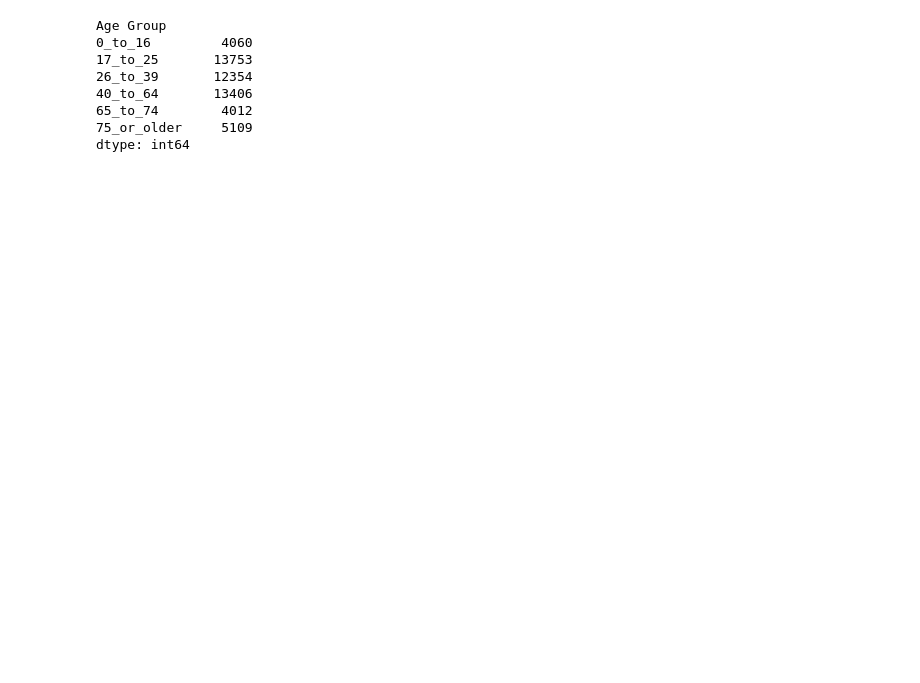
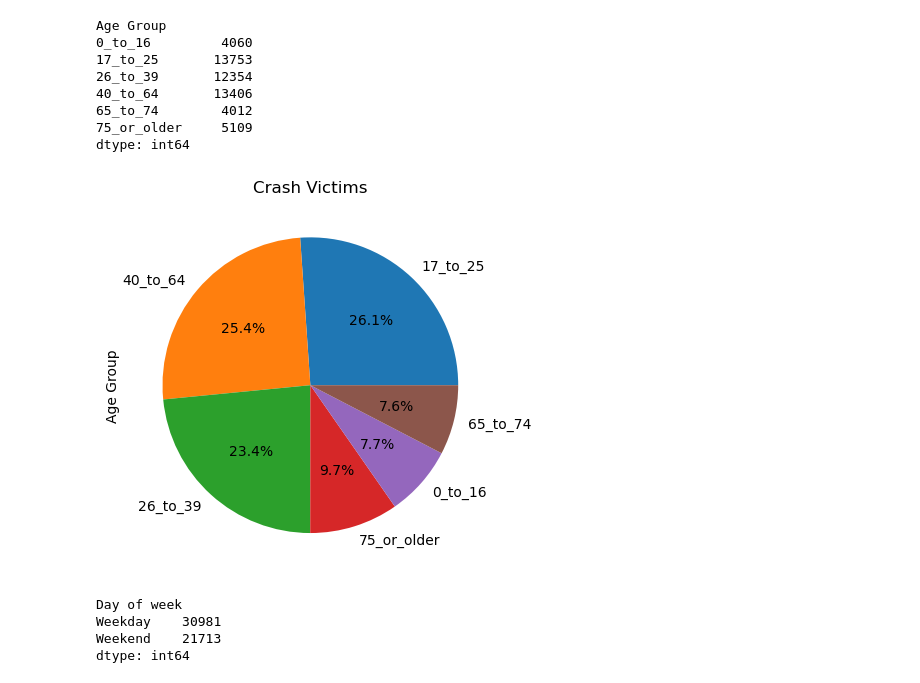
Before and after one commit to Kapedes/project-1-group-2, a Jupyter notebook: Project_1.ipynb, the cells around one changed output. Saved outputs shown, nothing was run; the diff lists cells and outputs as text; code cells hidden in the pictures; blank space fills up the shorter version.

```diff
--- a/Project_1.ipynb
+++ b/Project_1.ipynb
@@ -176,3 +216,21 @@ Age Group
 65_to_74        4012
 75_or_older     5109
 dtype: int64
+# %%
+age_plot = cleaned_crash_data_1_df["Age Group"].value_counts()
+
+age_plot.plot(kind = "pie" , autopct="%1.1f%%")
+plt.ylabel('Age Group')
+plt.title('Crash Victims')
+plt.show()
+# %% [output]
+[figure, added]
+# %%
+Day_of_week = cleaned_crash_data_1_df.groupby(["Day of week"]).size()
+
+Day_of_week
+# %% [output]
+Day of week
+Weekday    30981
+Weekend    21713
+dtype: int64
```
Also changed, not shown: parts of 10 cells of this notebook, 1 other file.
